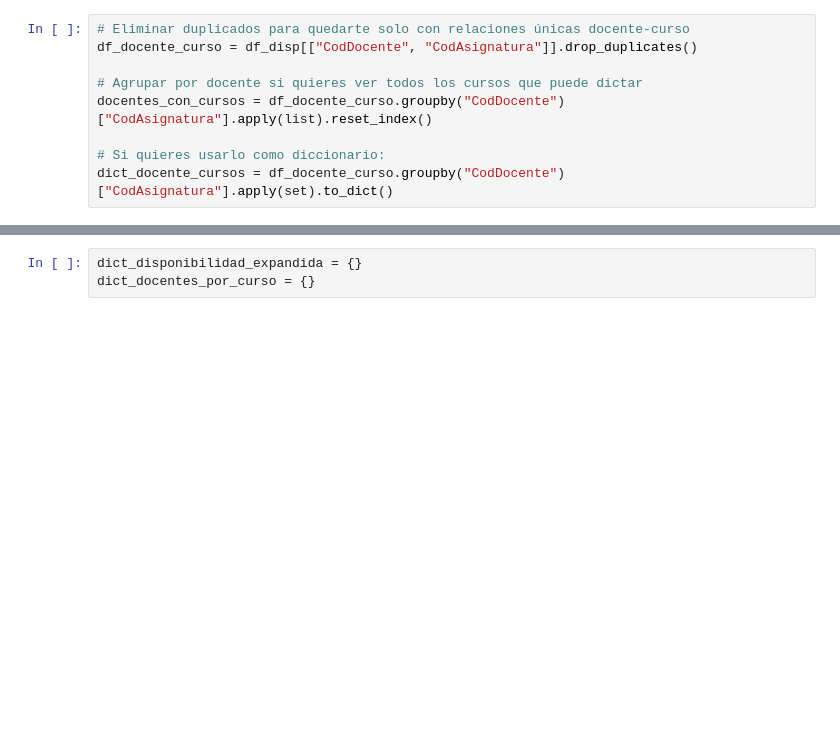
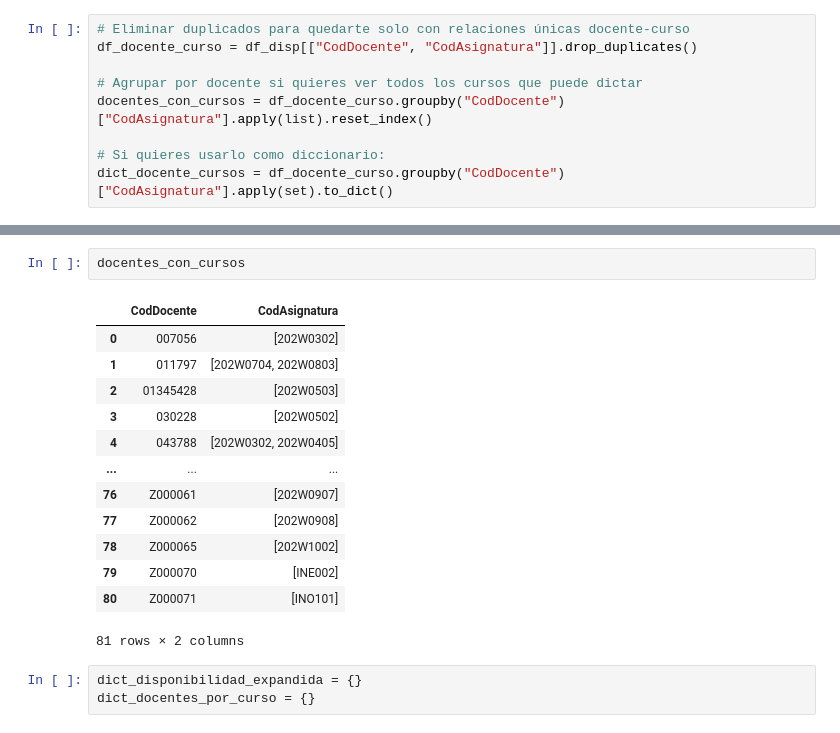
Before and after one commit to NicolasRojasGalaDEV/timeTablingFisiUNMSM, a Jupyter notebook: solucion_metaheuristica2.ipynb, the cells around one changed output, grey strips where cells are left out. Cells and saved outputs as stored; diff of their text form; blank space fills up the shorter version.

```diff
--- a/solucion_metaheuristica2.ipynb
+++ b/solucion_metaheuristica2.ipynb
@@ -88,3 +124,19 @@ dict_docente_cursos = df_docente_curso.groupby("CodDocente")["CodAsignatura"].ap
+# %%
+docentes_con_cursos
+# %% [output]
+|  | CodDocente | CodAsignatura |
+| 0 | 007056 | [202W0302] |
+| 1 | 011797 | [202W0704, 202W0803] |
+| 2 | 01345428 | [202W0503] |
+| 3 | 030228 | [202W0502] |
+| 4 | 043788 | [202W0302, 202W0405] |
+| ... | ... | ... |
+| 76 | Z000061 | [202W0907] |
+| 77 | Z000062 | [202W0908] |
+| 78 | Z000065 | [202W1002] |
+| 79 | Z000070 | [INE002] |
+| 80 | Z000071 | [INO101] |
+81 rows × 2 columns
 # %%
 dict_disponibilidad_expandida = {}
 dict_docentes_por_curso = {}
```
Also changed, not shown: parts of 4 cells of this notebook.
